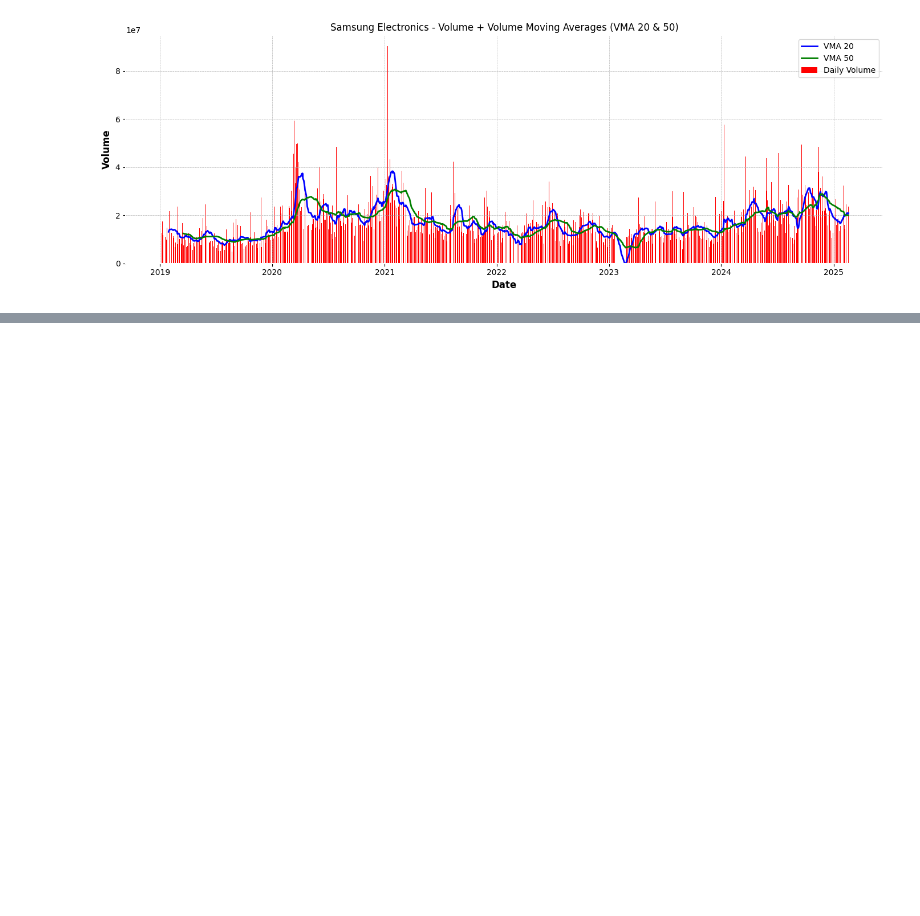
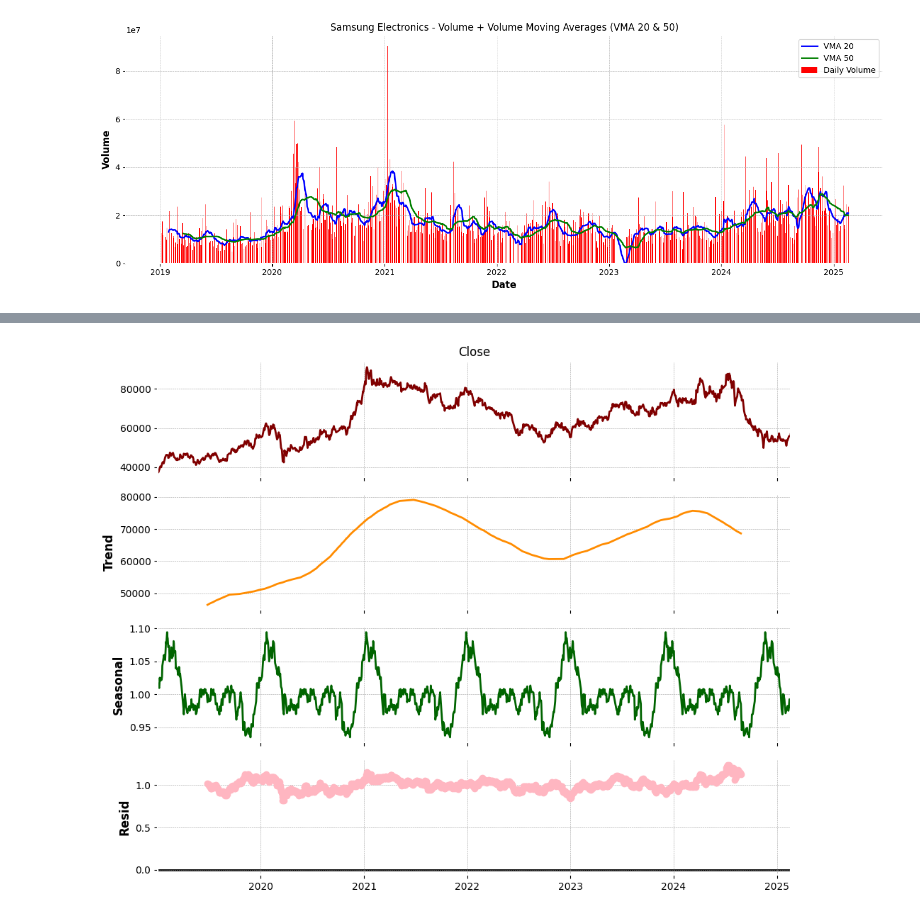
Before and after one commit to BIGDATA-GROUP-4/Samsung-Stock-Price, a Jupyter notebook: Samsung_stockprice.ipynb, the cells around one changed output, grey strips where cells are left out. Saved outputs shown, nothing was run; the diff lists cells and outputs as text; code cells hidden in the pictures; blank space fills up the shorter version.

```diff
--- a/Samsung_stockprice.ipynb
+++ b/Samsung_stockprice.ipynb
@@ -259,0 +343,27 @@ plt.show()
+# %%
+from statsmodels.tsa.seasonal import seasonal_decompose
+
+file_path = "Samsung Electronics Stock Historical Price.csv"
+ss_pd = pd.read_csv(file_path)
+ss_pd['Date'] = pd.to_datetime(ss_pd['Date'])
+ss_pd.sort_values('Date', inplace=True)
+ss_pd.set_index('Date', inplace=True)
+
+close_series = ss_pd['Close'].asfreq('B').fillna(method='ffill')
+
+decomposition = seasonal_decompose(close_series, model='multiplicative', period=252)
+
+fig = decomposition.plot()
+fig.set_size_inches(10, 8)
+
+axes = fig.axes
+
+axes[0].lines[0].set_color('maroon')
+axes[1].lines[0].set_color('darkorange')
+axes[2].lines[0].set_color('darkgreen')
+axes[3].lines[0].set_color('lightpink')
+
+plt.tight_layout()
+plt.show()
+# %% [output]
+[figure, added]
```
Also changed, not shown: parts of 3 cells of this notebook.
